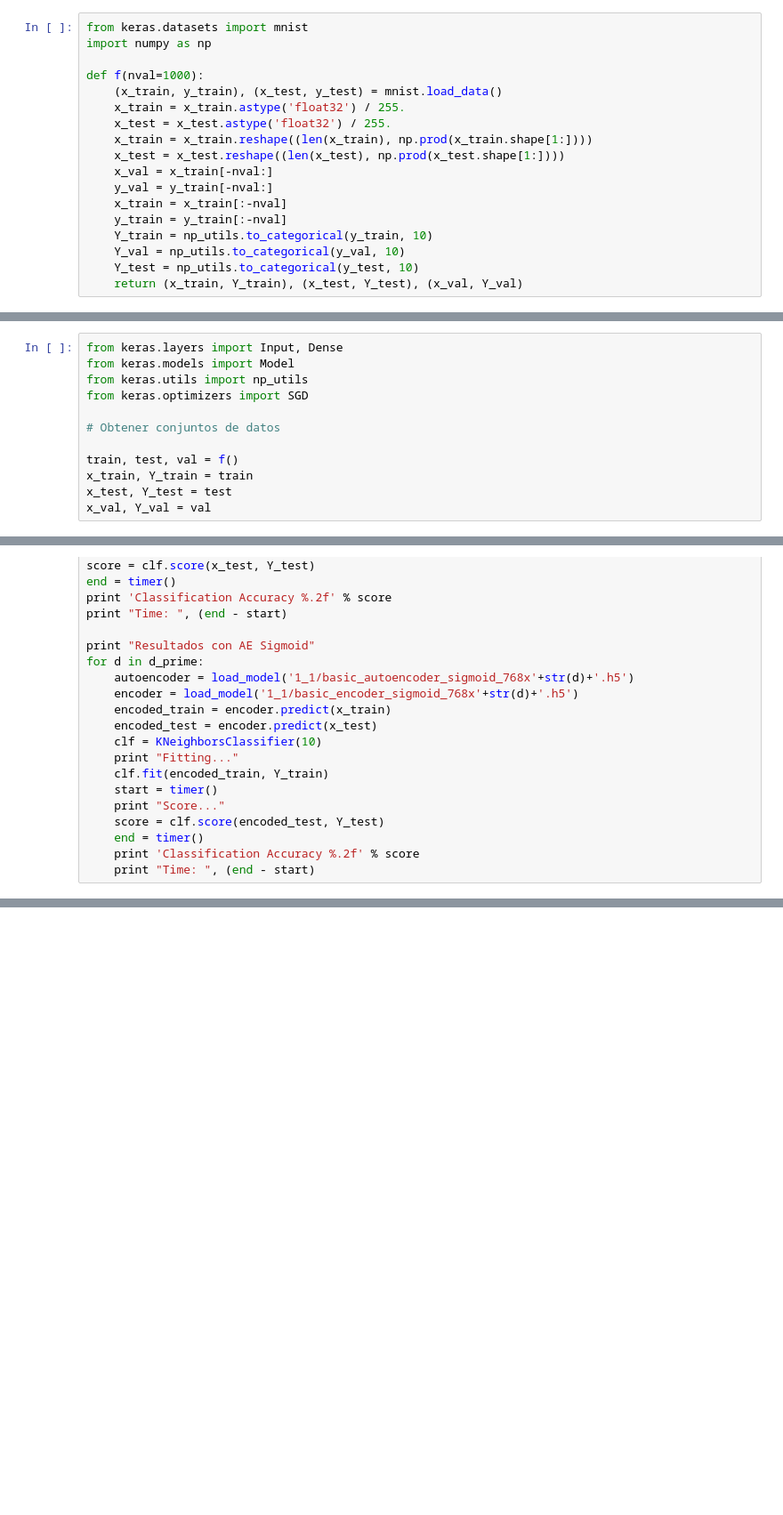
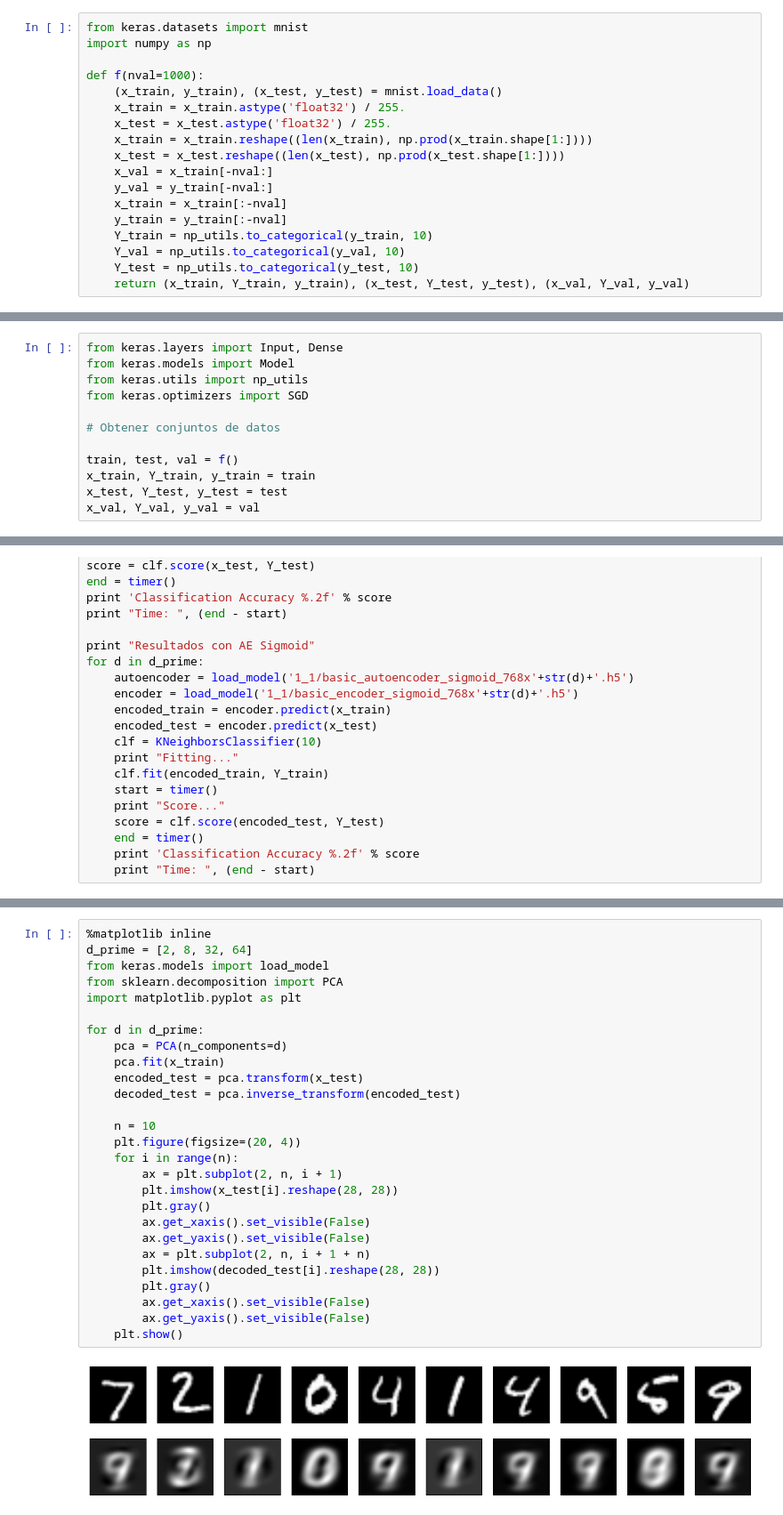
Before and after one commit to asazo/ANN, a Jupyter notebook: tarea2/pregunta1.1.ipynb, the cells around one changed output, grey strips where cells are left out. Shown at 89% size. Saved outputs shown, nothing was run; the diff lists cells and outputs as text; blank space fills up the shorter version.

```diff
--- a/tarea2/pregunta1.1.ipynb
+++ b/tarea2/pregunta1.1.ipynb
@@ -15,4 +17,4 @@ def f(nval=1000):
     Y_train = np_utils.to_categorical(y_train, 10)
     Y_val = np_utils.to_categorical(y_val, 10)
     Y_test = np_utils.to_categorical(y_test, 10)
-    return (x_train, Y_train), (x_test, Y_test), (x_val, Y_val)
+    return (x_train, Y_train, y_train), (x_test, Y_test, y_test), (x_val, Y_val, y_val)
@@ -29,9 +29,9 @@ from keras.optimizers import SGD
 # Obtener conjuntos de datos
 
 train, test, val = f()
-x_train, Y_train = train
-x_test, Y_test = test
-x_val, Y_val = val
+x_train, Y_train, y_train = train
+x_test, Y_test, y_test = test
+x_val, Y_val, y_val = val
 # %%
 # Iterar sobre nuevas dimensionalidades
 d_prime = [2, 8, 32, 64]
@@ -245,0 +327,29 @@ d)
+# %%
+%matplotlib inline
+d_prime = [2, 8, 32, 64]
+from keras.models import load_model
+from sklearn.decomposition import PCA
+import matplotlib.pyplot as plt
+
+for d in d_prime:
+    pca = PCA(n_components=d)
+    pca.fit(x_train)
+    encoded_test = pca.transform(x_test)
+    decoded_test = pca.inverse_transform(encoded_test)
+
+    n = 10
+    plt.figure(figsize=(20, 4))
+    for i in range(n):
+        ax = plt.subplot(2, n, i + 1)
+        plt.imshow(x_test[i].reshape(28, 28))
+        plt.gray()
+        ax.get_xaxis().set_visible(False)
+        ax.get_yaxis().set_visible(False)
+        ax = plt.subplot(2, n, i + 1 + n)
+        plt.imshow(decoded_test[i].reshape(28, 28))
+        plt.gray()
+        ax.get_xaxis().set_visible(False)
+        ax.get_yaxis().set_visible(False)
+    plt.show()
+# %% [output]
+[figure, added]
```
Also changed, not shown: parts of 16 cells of this notebook.
